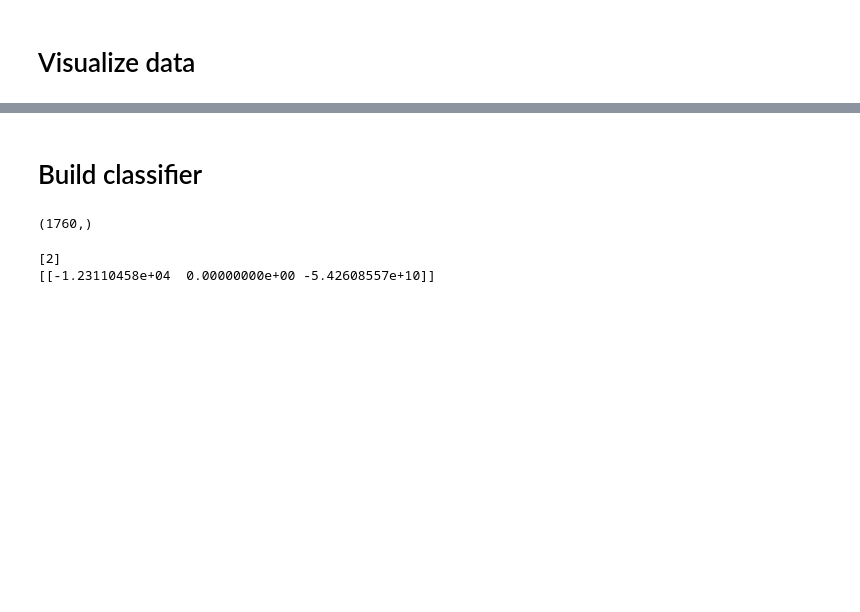
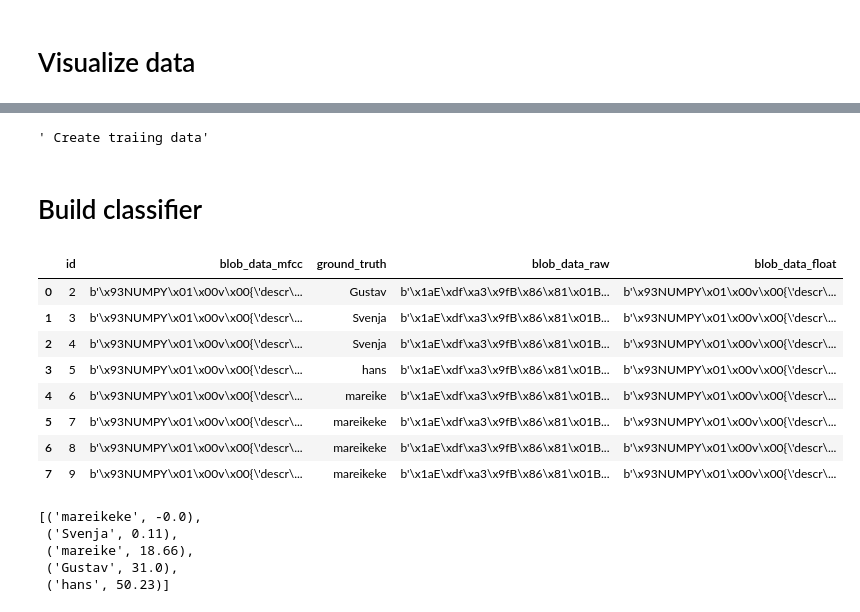
Before and after one commit to gwillig/octocat, a Jupyter notebook: audio_classifer/bayes.ipynb, the cells around one changed output, grey strips where cells are left out. Cells and saved outputs as stored; diff of their text form; code cells hidden in the pictures; blank space fills up the shorter version.

```diff
--- a/audio_classifer/bayes.ipynb
+++ b/audio_classifer/bayes.ipynb
@@ -223,0 +53,22 @@ dict_keys(['svenja16_s.wav', 'svenja14_s.wav', 'svenja3.wav', 'svenja21_s.wav',
+# %%
+import os
+import sqlite3
+import pandas as pd
+from sqlalchemy import create_engine
+
+if os.getcwd().split("/")[-1]!="octocat":
+    os.chdir("..")
+project_dir=os.getcwd()
+database_filename = "db.sqlite3"
+database_path = "sqlite:///{}".format(os.path.join(project_dir, database_filename))
+con = sqlite3.connect("db.sqlite3")
+engine = create_engine(database_path)
+con.execute("SELECT name FROM sqlite_master WHERE type='table' ORDER BY name;").fetchall()
+
+a = con.execute("Select * from homepage_memory").fetchall()
+df = pd.read_sql_table("homepage_memory",
+                           con=engine)
+
+df.head()
+#Select unique row based on ground_truth
+df_unique = df.drop_duplicates('ground_truth', keep='last').reset_index(drop=True)
@@ -224,27 +123,31 @@ dict_keys(['svenja16_s.wav', 'svenja14_s.wav', 'svenja3.wav', 'svenja21_s.wav',
+# %%
+' Create traiing data'
+train_data_list = []
+for i in range(0,len(df)):
+     train_data_list.append(
+         bytes_numpy(df.loc[i,"blob_data_mfcc"]).flatten()
+     )
+# %% [output]
+' Create traiing data'
 # %% [markdown]
 # Build classifier
-# %%
- data_dict["gustav5.wav"].shape
-# %% [output]
-(1760,)
-# %%
-import numpy as np
-X = np.array([
-              data_dict["gustav5.wav"],
-              data_dict["gustav4.wav"],
-              data_dict["gustav3.wav"],
-              data_dict["gustav18_s.wav"],
-              data_dict["gustav17_s.wav"],
-              data_dict["gustav14_s.wav"],
-              data_dict["svenja3.wav"],
-             data_dict["svenja3.wav"]]
-            )
-Y = np.array([1,1,1,2,2,2,3,3])
-from sklearn.naive_bayes import GaussianNB
-clf = GaussianNB()
-clf.fit(X, Y)
-print(clf.predict([data_dict["gustav15_s.wav"]]))
-print(clf.predict_log_proba([data_dict["gustav15_s.wav"]]))
-# %% [output]
-[2]
-[[-1.23110458e+04  0.00000000e+00 -5.42608557e+10]]
+# %%
+df.head(15)
+# %% [output]
+|  | id | blob_data_mfcc | ground_truth | blob_data_raw | blob_data_float |
+| 0 | 2 | b'\x93NUMPY\x01\x00v\x00{\'descr\... | Gustav | b'\x1aE\xdf\xa3\x9fB\x86\x81\x01B... | b'\x93NUMPY\x01\x00v\x00{\'descr\... |
+| 1 | 3 | b'\x93NUMPY\x01\x00v\x00{\'descr\... | Svenja | b'\x1aE\xdf\xa3\x9fB\x86\x81\x01B... | b'\x93NUMPY\x01\x00v\x00{\'descr\... |
+| 2 | 4 | b'\x93NUMPY\x01\x00v\x00{\'descr\... | Svenja | b'\x1aE\xdf\xa3\x9fB\x86\x81\x01B... | b'\x93NUMPY\x01\x00v\x00{\'descr\... |
+| 3 | 5 | b'\x93NUMPY\x01\x00v\x00{\'descr\... | hans | b'\x1aE\xdf\xa3\x9fB\x86\x81\x01B... | b'\x93NUMPY\x01\x00v\x00{\'descr\... |
+| 4 | 6 | b'\x93NUMPY\x01\x00v\x00{\'descr\... | mareike | b'\x1aE\xdf\xa3\x9fB\x86\x81\x01B... | b'\x93NUMPY\x01\x00v\x00{\'descr\... |
+| 5 | 7 | b'\x93NUMPY\x01\x00v\x00{\'descr\... | mareikeke | b'\x1aE\xdf\xa3\x9fB\x86\x81\x01B... | b'\x93NUMPY\x01\x00v\x00{\'descr\... |
+| 6 | 8 | b'\x93NUMPY\x01\x00v\x00{\'descr\... | mareikeke | b'\x1aE\xdf\xa3\x9fB\x86\x81\x01B... | b'\x93NUMPY\x01\x00v\x00{\'descr\... |
+| 7 | 9 | b'\x93NUMPY\x01\x00v\x00{\'descr\... | mareikeke | b'\x1aE\xdf\xa3\x9fB\x86\x81\x01B... | b'\x93NUMPY\x01\x00v\x00{\'descr\... |
+# %%
+d_sorted
+# %% [output]
+[('mareikeke', -0.0),
+ ('Svenja', 0.11),
+ ('mareike', 18.66),
+ ('Gustav', 31.0),
+ ('hans', 50.23)]
```
Also changed, not shown: parts of 18 cells of this notebook, 13 other files.
